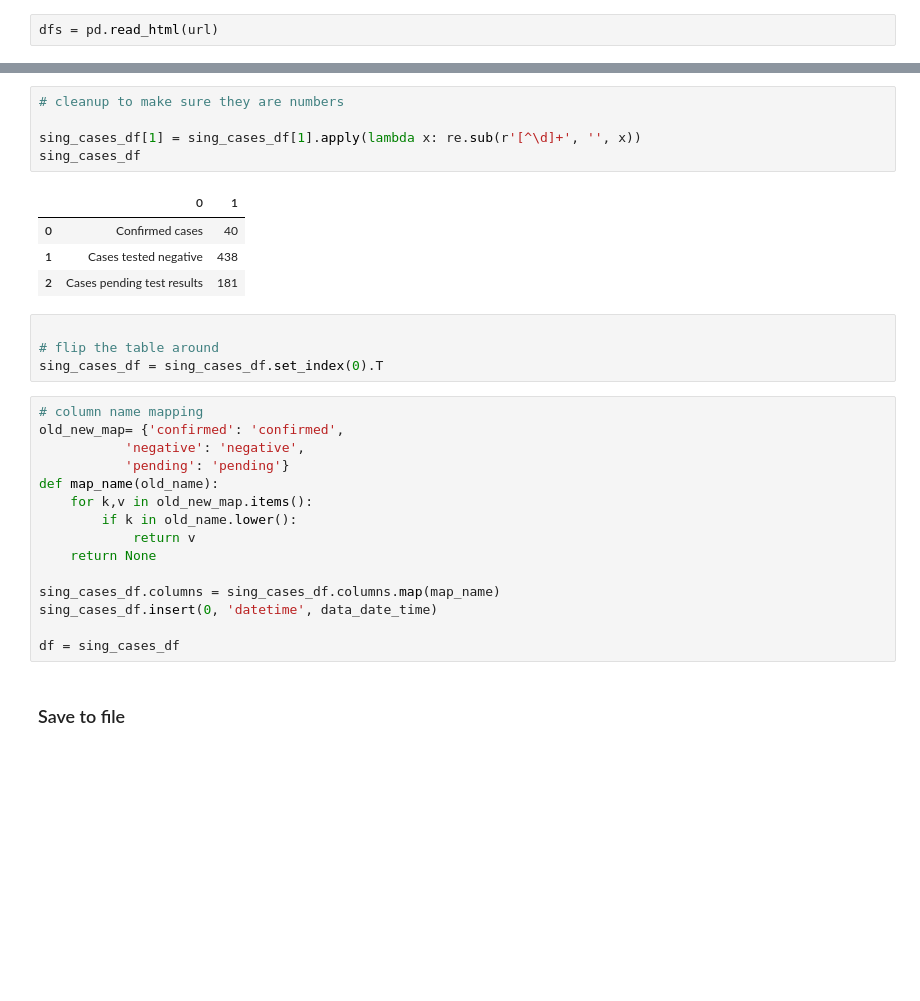
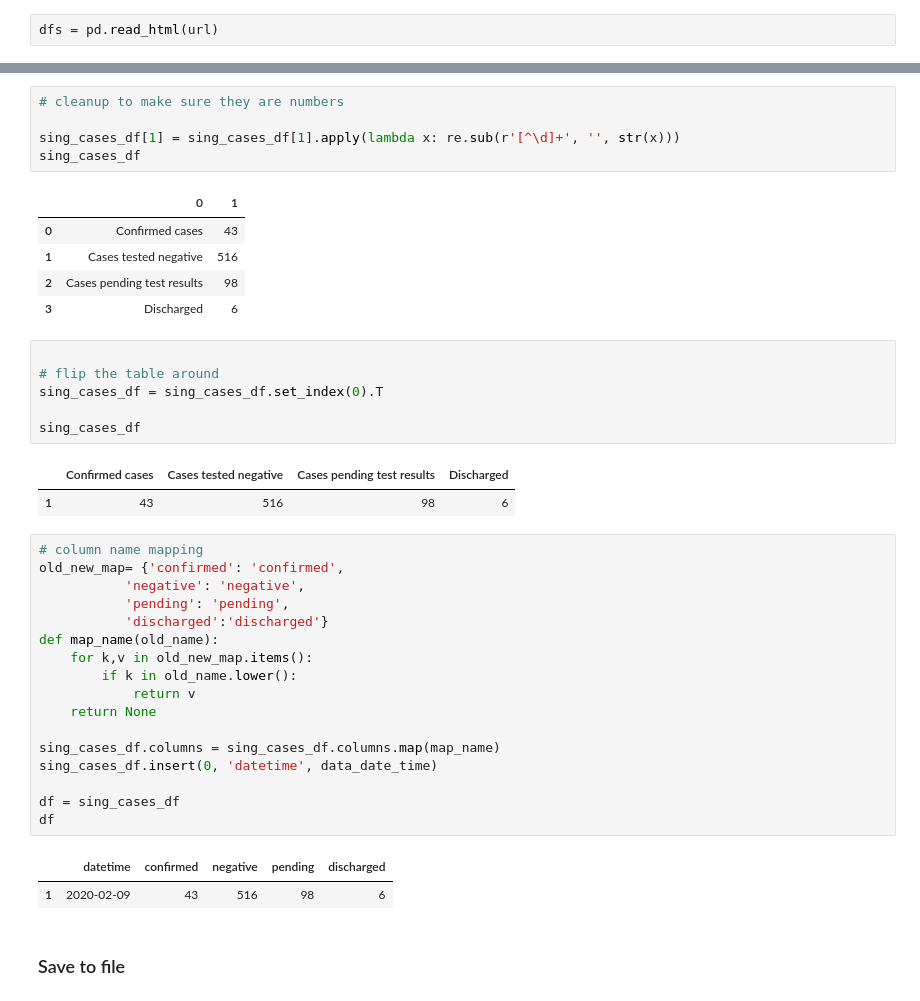
Before and after one commit to alext234/coronavirus-stats, a Jupyter notebook: Singapore-cases.ipynb, the cells around one changed output, grey strips where cells are left out. Drawn from its saved outputs; the diff is of its cells as text; blank space fills up the shorter version.

```diff
--- a/Singapore-cases.ipynb
+++ b/Singapore-cases.ipynb
@@ -65,22 +67,29 @@ sing_cases_df
 # %%
 # cleanup to make sure they are numbers
 
-sing_cases_df[1] = sing_cases_df[1].apply(lambda x: re.sub(r'[^\d]+', '', x))
+sing_cases_df[1] = sing_cases_df[1].apply(lambda x: re.sub(r'[^\d]+', '', str(x)))
 sing_cases_df
 # %% [output]
 |  | 0 | 1 |
-| 0 | Confirmed cases | 40 |
-| 1 | Cases tested negative | 438 |
-| 2 | Cases pending test results | 181 |
+| 0 | Confirmed cases | 43 |
+| 1 | Cases tested negative | 516 |
+| 2 | Cases pending test results | 98 |
+| 3 | Discharged | 6 |
 # %%
 
 # flip the table around
 sing_cases_df = sing_cases_df.set_index(0).T
+
+sing_cases_df
+# %% [output]
+|  | Confirmed cases | Cases tested negative | Cases pending test results | Discharged |
+| 1 | 43 | 516 | 98 | 6 |
 # %%
 # column name mapping
 old_new_map= {'confirmed': 'confirmed',
            'negative': 'negative',
-           'pending': 'pending'}
+           'pending': 'pending',
+           'discharged':'discharged'}
 def map_name(old_name):
     for k,v in old_new_map.items():
         if k in old_name.lower():
@@ -91,6 +100,10 @@ sing_cases_df.columns = sing_cases_df.columns.map(map_name)
 sing_cases_df.insert(0, 'datetime', data_date_time)
 
 df = sing_cases_df
+df
+# %% [output]
+|  | datetime | confirmed | negative | pending | discharged |
+| 1 | 2020-02-09 | 43 | 516 | 98 | 6 |
 # %% [markdown]
 ### Save to file
 # %%
```
Also changed, not shown: parts of 7 cells of this notebook, 1 other file.
